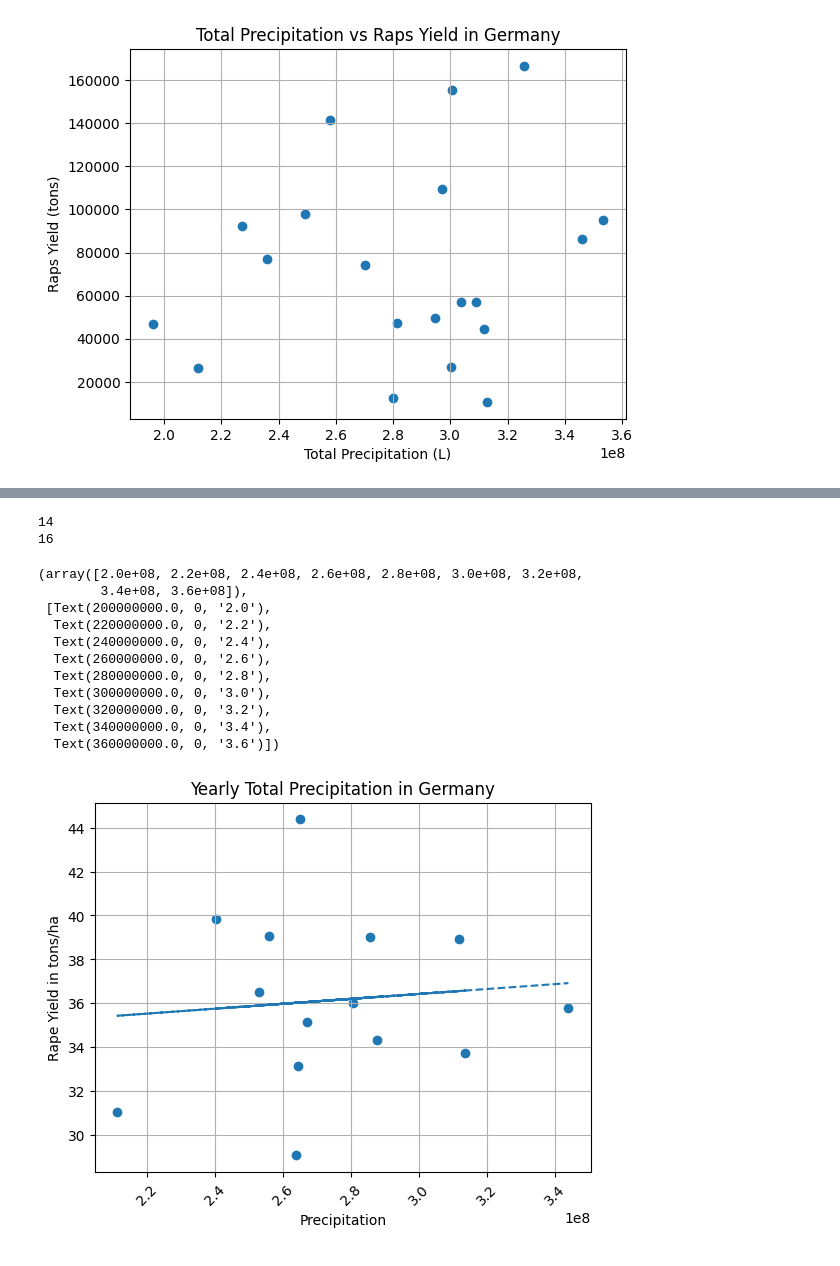
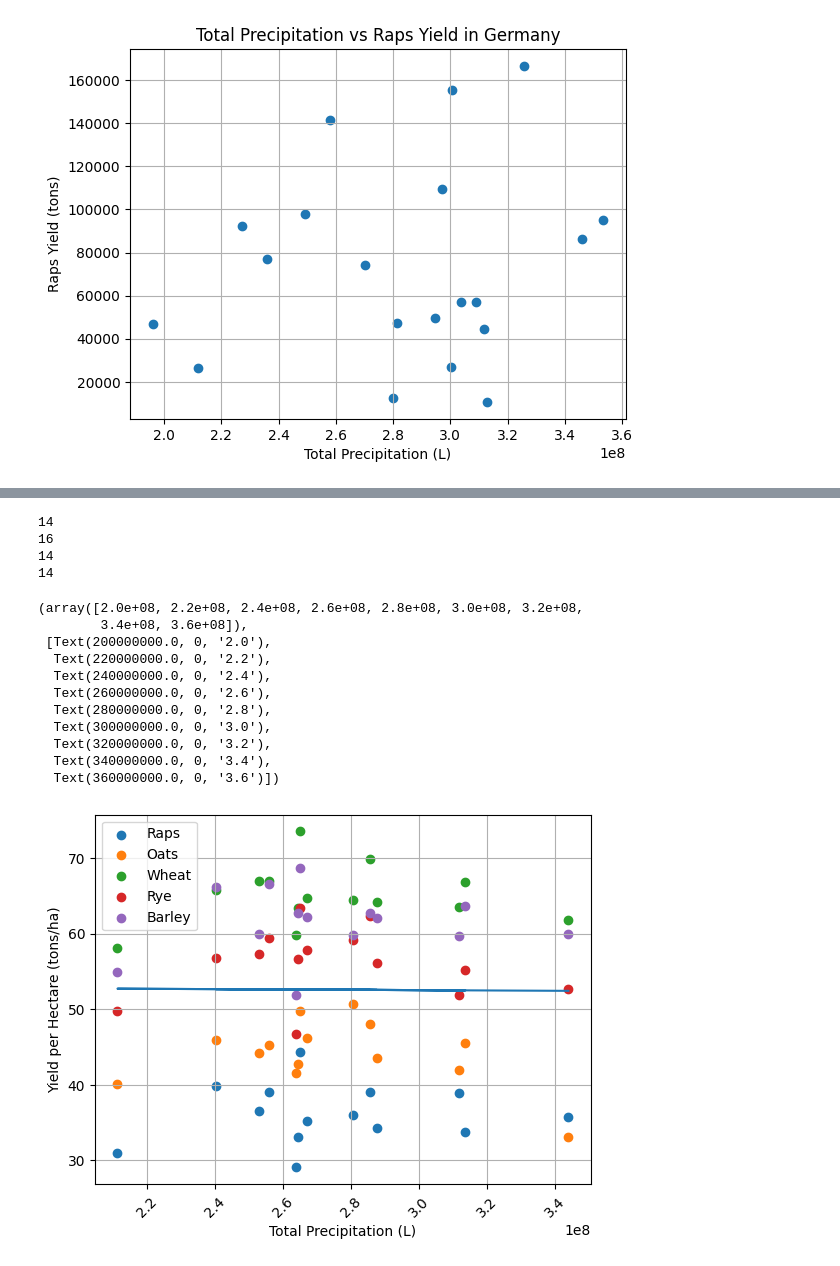
Before and after one commit to gespel/CropYieldModel, a Jupyter notebook: main.ipynb, the cells around one changed output, grey strips where cells are left out. Saved outputs shown, nothing was run; the diff lists cells and outputs as text; code cells hidden in the pictures.

Commit message:
feat(main.ipynb): Adding further graphs and extend data reader functions

```diff
--- a/main.ipynb
+++ b/main.ipynb
@@ -177,14 +177,30 @@ plt.show()
 # %%
 years = [x for x in range(2010, 2026)]
 rape_yields = []
+soy_yields = []
+oats_yields = []
+wheat_yields = []
+rye_yields = []
+barley_yields = []
 
 for year in years:
     rape_yields.append(yearly_raps_yield_per_hectare(year))
+    #soy_yields.append(yearly_soy_yield_per_hectare(year))
+    oats_yields.append(yearly_oats_yield_per_hectare(year))
+    wheat_yields.append(yearly_wheat_yield_per_hectare(year))
+    rye_yields.append(yearly_rye_yield_per_hectare(year))
+    barley_yields.append(yearly_barley_yield_per_hectare(year))
 
 plt.plot(years, rape_yields, marker='o')
+#plt.plot(years, soy_yields, marker='o')
+plt.plot(years, oats_yields, marker='o')
+plt.plot(years, wheat_yields, marker='o')
+plt.plot(years, rye_yields, marker='o')
+plt.plot(years, barley_yields, marker='o')
+plt.legend(['Raps', 'Soy', 'Oats', 'Wheat', 'Rye', 'Barley'])
 plt.xlabel('Year')
-plt.ylabel('Raps Yield per Hectare (tons/ha)')
-plt.title('Yearly Raps Yield per Hectare in Germany')
+plt.ylabel('Yield per Hectare (tons/ha)')
+plt.title('Yearly Crop Yields per Hectare in Germany')
 plt.xticks(rotation=45)
 plt.grid()
 plt.tight_layout()
@@ -194,36 +210,53 @@ plt.show()
 # %%
 yearly_precipitation = []
 
-for year in range(2010, 2024):
+for year in tqdm.tqdm(range(2010, 2024)):
     filename = f".data/pr_hyras_1_{year}_v6-1_de.nc"
     #filename = f'.data/pr_{year}_de_flat.csv'
     if os.path.exists(filename):
         yearly_precipitation.append((year, total_precipitation(filename)))
 
 print(len(yearly_precipitation))
 print(len(rape_yields))
 
+
 plt.scatter([x[1] for x in yearly_precipitation], rape_yields[:len(yearly_precipitation)], marker='o')
-fit_curve = np.polyfit([x[1] for x in yearly_precipitation], rape_yields[:len(yearly_precipitation)], 1)
+plt.scatter([x[1] for x in yearly_precipitation], oats_yields[:len(yearly_precipitation)], marker='o')
+plt.scatter([x[1] for x in yearly_precipitation], wheat_yields[:len(yearly_precipitation)], marker='o')
+plt.scatter([x[1] for x in yearly_precipitation], rye_yields[:len(yearly_precipitation)], marker='o')
+plt.scatter([x[1] for x in yearly_precipitation], barley_yields[:len(yearly_precipitation)], marker='o')
+plt.legend(['Raps', 'Oats', 'Wheat', 'Rye', 'Barley'])
+plt.xlabel('Total Precipitation (L)')
+plt.ylabel('Yield per Hectare (tons/ha)')
+
+avg = []
+for i in range(len(oats_yields[:len(yearly_precipitation)])):
+    avg.append((rape_yields[i] + oats_yields[i] + wheat_yields[i] + rye_yields[i] + barley_yields[i]) / 5)
+
+print(len(avg))
+print(len(yearly_precipitation[:len(avg)]))
+fit_curve = np.polyfit([x[1] for x in yearly_precipitation[:len(avg)]], avg, 1)
 fit_func = np.poly1d(fit_curve)
-plt.plot([x[1] for x in yearly_precipitation], fit_func([x[1] for x in yearly_precipitation]), label='Fit', linestyle='--')
-plt.xlabel('Precipitation')
-plt.ylabel('Rape Yield in tons/ha')
-plt.title('Yearly Total Precipitation in Germany')
+plt.plot([x[1] for x in yearly_precipitation], fit_func([x[1] for x in yearly_precipitation]), label='Fit')
+#plt.xlabel('Precipitation')
+#plt.ylabel('Yield in tons/ha')
+#plt.title('Yearly Total Precipitation in Germany')
 plt.grid()
 plt.xticks(rotation=45)
 # %% [output]
 14
 16
+14
+14
 (array([2.0e+08, 2.2e+08, 2.4e+08, 2.6e+08, 2.8e+08, 3.0e+08, 3.2e+08,
         3.4e+08, 3.6e+08]),
  [Text(200000000.0, 0, '2.0'),
   Text(220000000.0, 0, '2.2'),
   Text(240000000.0, 0, '2.4'),
   Text(260000000.0, 0, '2.6'),
   Text(280000000.0, 0, '2.8'),
   Text(300000000.0, 0, '3.0'),
   Text(320000000.0, 0, '3.2'),
   Text(340000000.0, 0, '3.4'),
   Text(360000000.0, 0, '3.6')])
-[figure, old version]
+[figure, new version]
```
Also changed, not shown: parts of 2 cells of this notebook, 1 other file.
